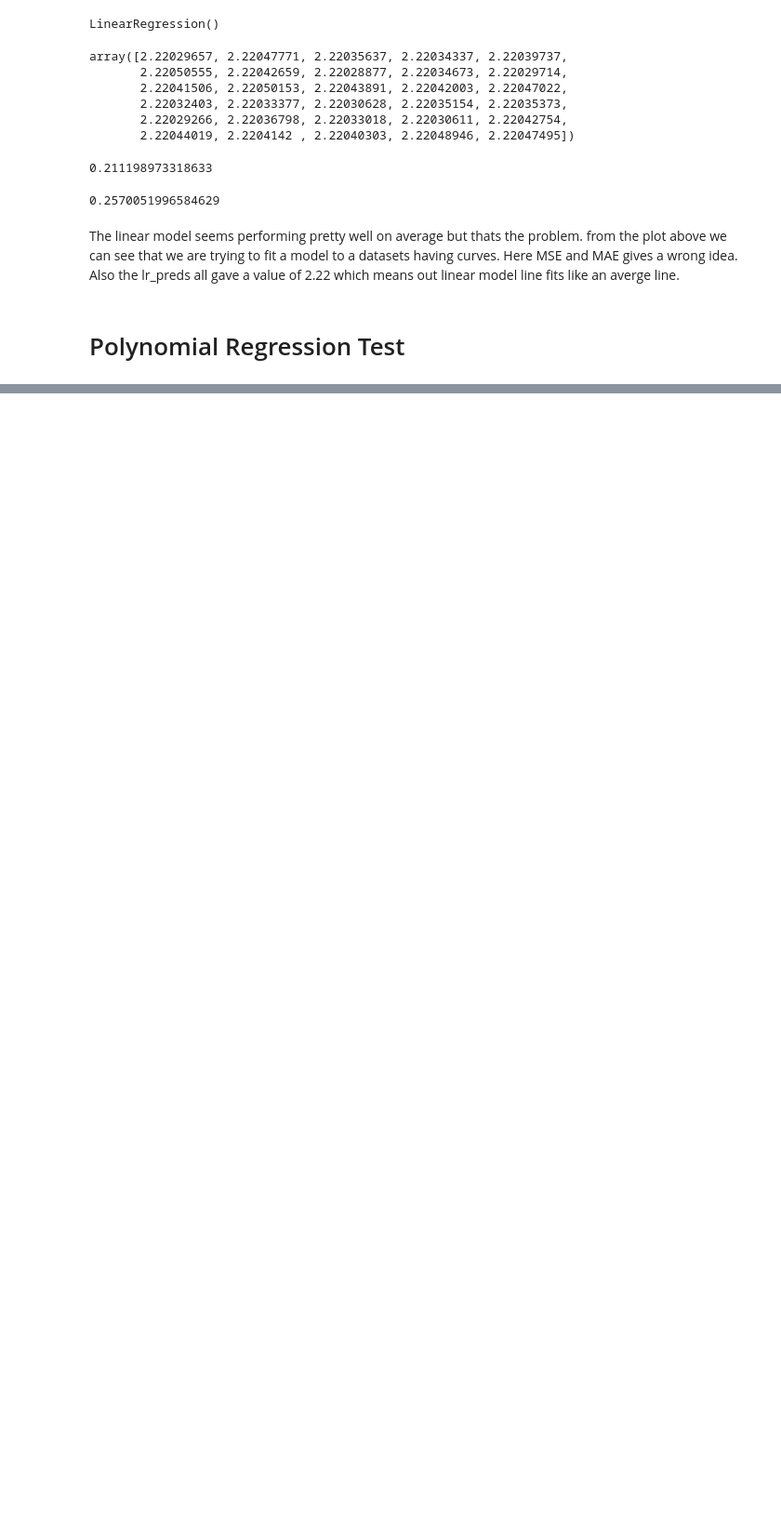
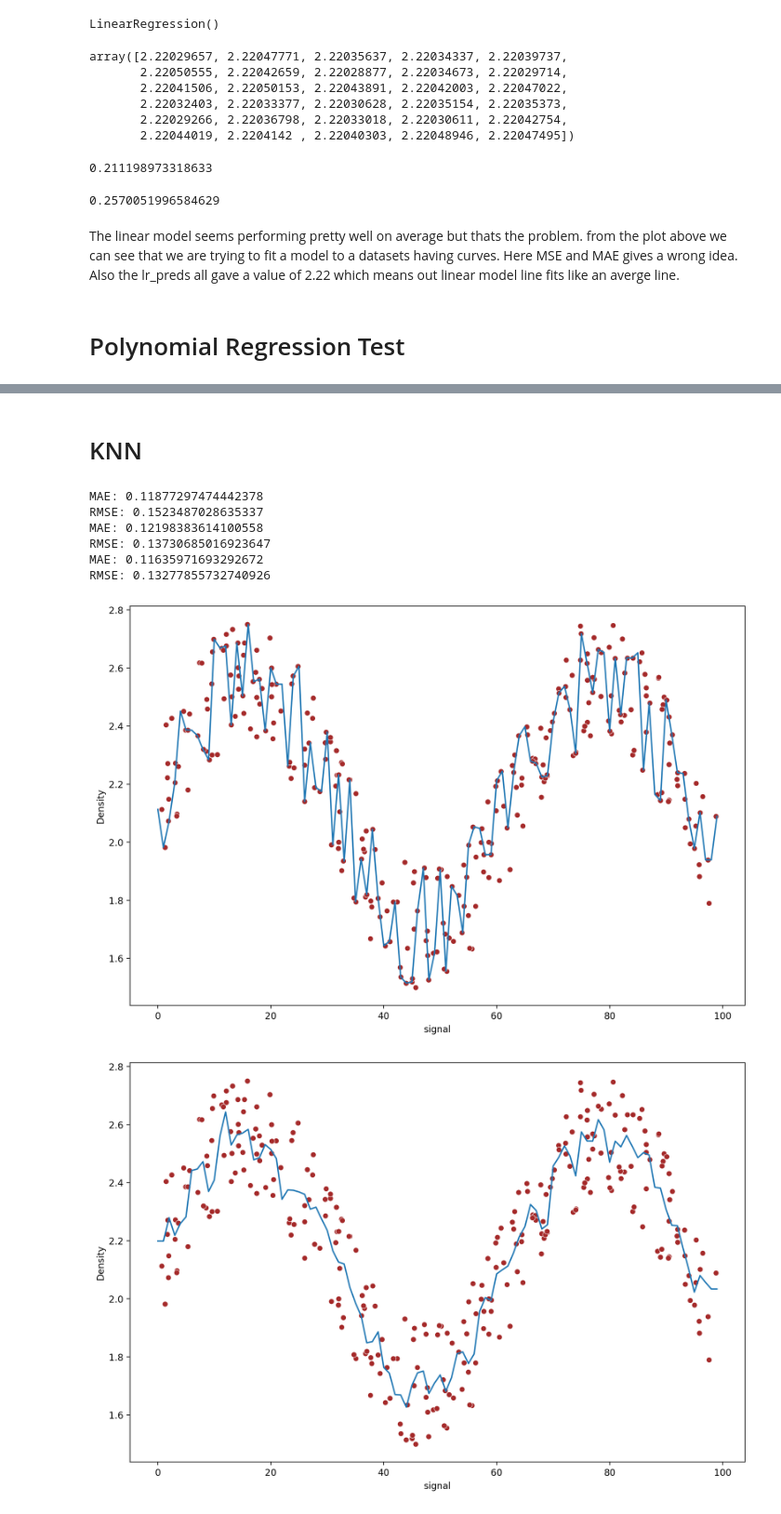
Before and after one commit to proton029/Non_linear_model_KNN, a Jupyter notebook: RandomForestRegression.ipynb, the cells around one changed output, grey strips where cells are left out. Shown at 93% size. Cells and saved outputs as stored; diff of their text form; code cells hidden in the pictures; blank space fills up the shorter version.

```diff
--- a/RandomForestRegression.ipynb
+++ b/RandomForestRegression.ipynb
@@ -104,0 +101,2 @@ df.shape
+# %% [markdown]
+# KNN
@@ -104,0 +105,16 @@ df.shape
+# %%
+k_values=[1,5,10]
+
+for n in k_values:
+
+    model = KNeighborsRegressor(n_neighbors=n)
+    run_model(model,X_train,y_train,X_test,y_test)
+# %% [output]
+MAE: 0.11877297474442378
+RMSE: 0.1523487028635337
+MAE: 0.12198383614100558
+RMSE: 0.13730685016923647
+MAE: 0.11635971693292672
+RMSE: 0.13277855732740926
+[figure, added]
+[figure, added]
```
Also changed, not shown: parts of 20 cells of this notebook.
